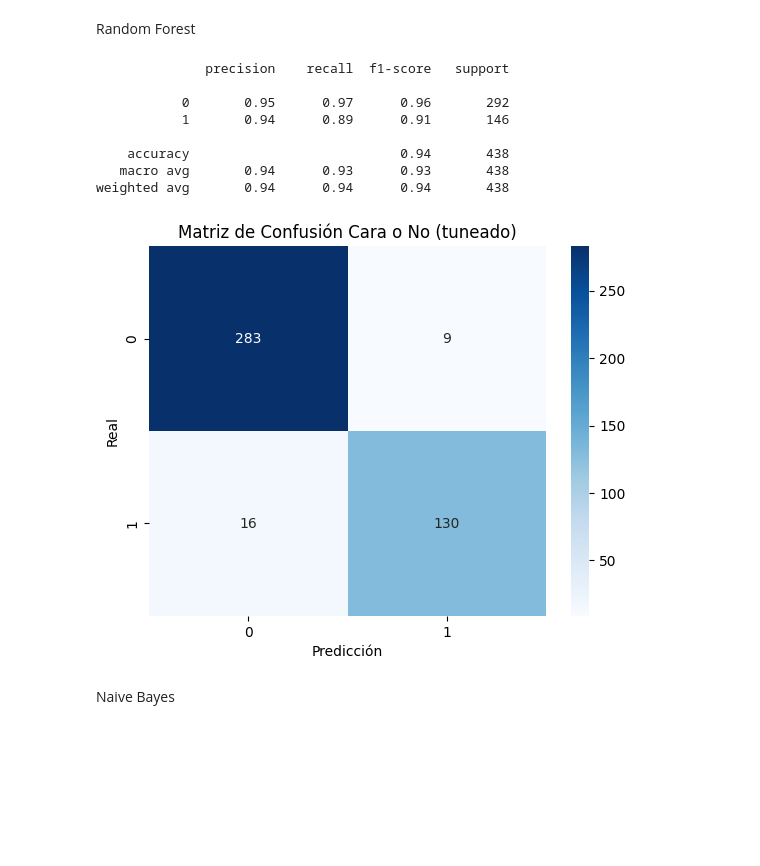
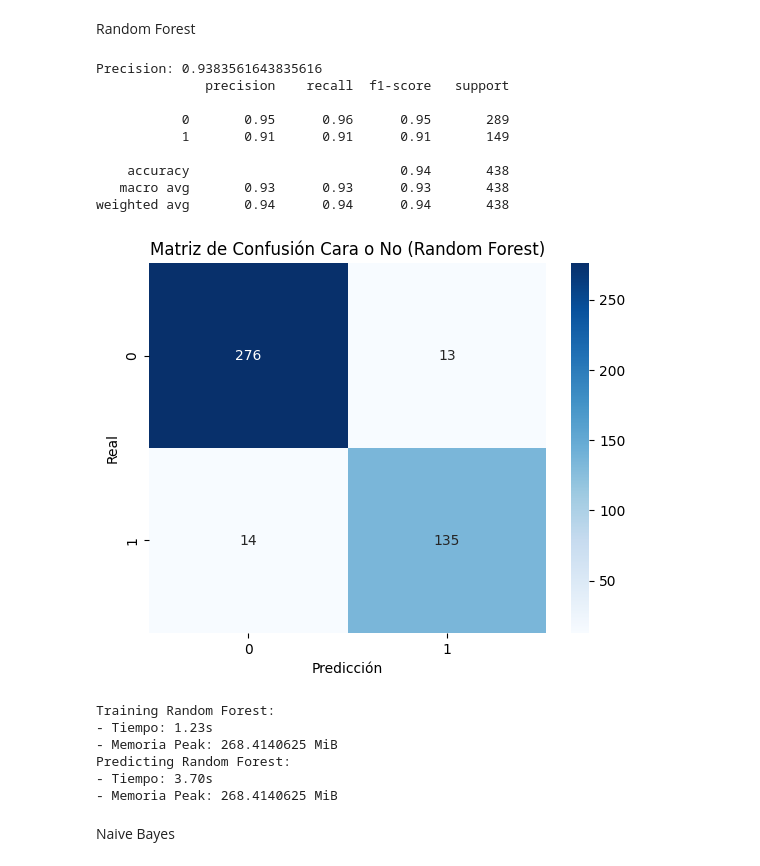
Before and after one commit to DiegoDuaS/LogisticRegression, a Jupyter notebook: actividades.ipynb, the cells around one changed output. Saved outputs shown, nothing was run; the diff lists cells and outputs as text; code cells hidden in the pictures; blank space fills up the shorter version.

```diff
--- a/actividades.ipynb
+++ b/actividades.ipynb
@@ -714,27 +806,39 @@ Random Forest
 # %%
 from sklearn.ensemble import RandomForestClassifier
 rf_model = RandomForestClassifier(random_state=42)
 rf_model.fit(X_train, y_train)
 ypred_rf = rf_model.predict(X_test)
 
-print(classification_report(y_test,ypred_rf))
-# Confusion Matrix
-cm_custom = confusion_matrix(y_test, ypred_rf)
-sns.heatmap(cm_custom, annot=True,cmap='Blues', fmt='d')
-plt.xlabel("Predicción")
-plt.ylabel("Real")
-plt.title("Matriz de Confusión Cara o No (tuneado)")
-plt.show()
+cm_and_metrics(
+    y_test=y_test,
+    y_pred=ypred_rf,
+    title="Random Forest"
+)
+# Tiempo y uso de memoria
+performance.time_and_memory(
+    model= rf_model,
+    X_train=X_train,
+    y_train=y_train,
+    X_test=X_test,
+    title="Random Forest"
+)
 # %% [output]
+Precision: 0.9383561643835616
               precision    recall  f1-score   support
 
-           0       0.95      0.97      0.96       292
-           1       0.94      0.89      0.91       146
+           0       0.95      0.96      0.95       289
+           1       0.91      0.91      0.91       149
 
     accuracy                           0.94       438
-   macro avg       0.94      0.93      0.93       438
+   macro avg       0.93      0.93      0.93       438
 weighted avg       0.94      0.94      0.94       438
-[figure, old version]
+[figure, new version]
+Training Random Forest:
+- Tiempo: 1.23s
+- Memoria Peak: 268.4140625 MiB
+Predicting Random Forest:
+- Tiempo: 3.70s
+- Memoria Peak: 268.4140625 MiB
 # %% [markdown]
 Naive Bayes
 # %%
```
Also changed, not shown: parts of 16 cells of this notebook, 2 other files.
